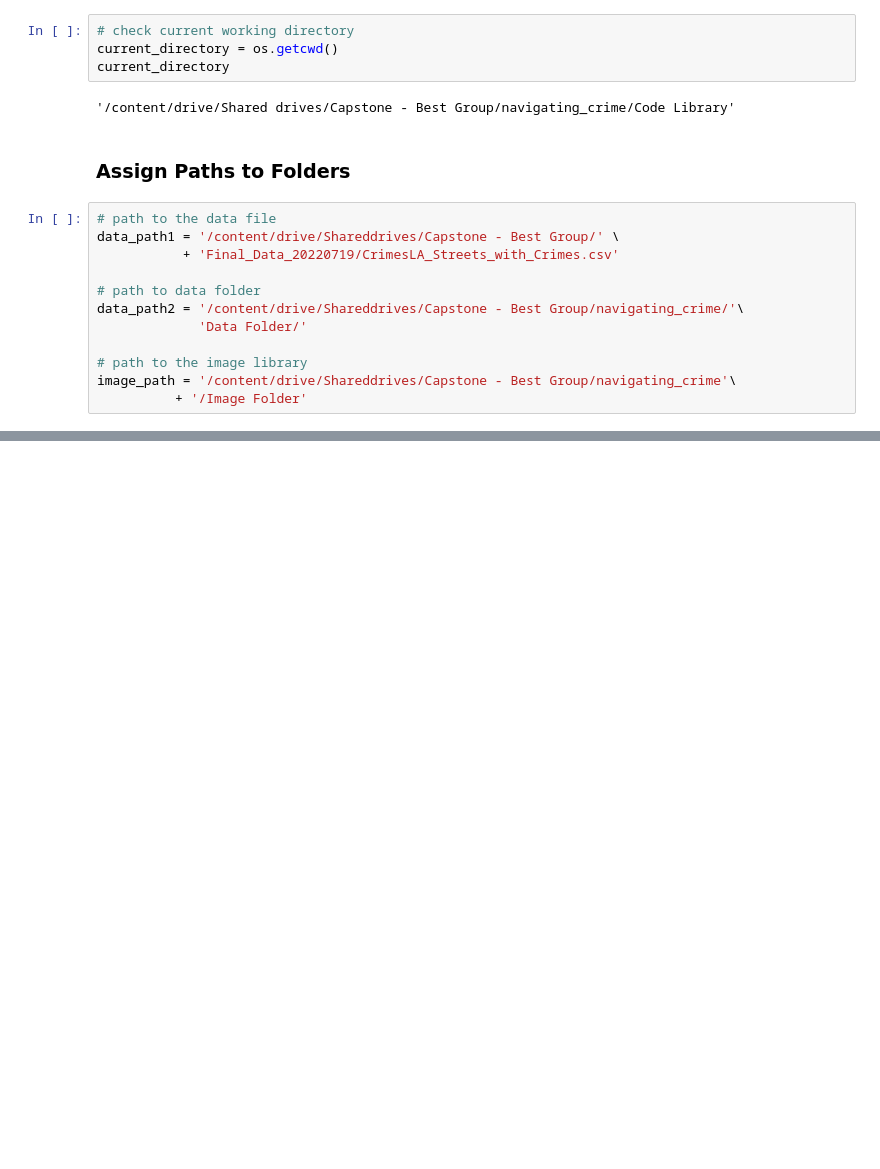
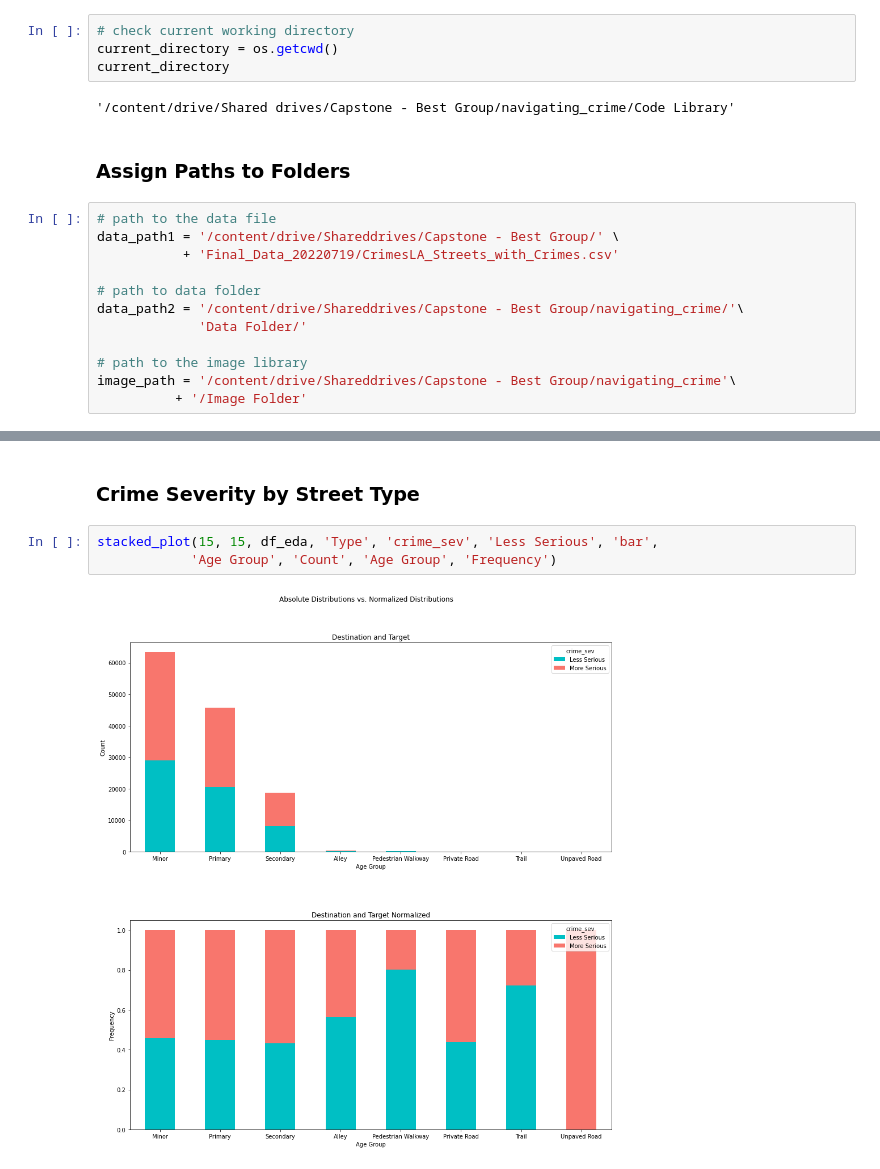
Before and after one commit to MSADS-Capstone/navigating_crime, a Jupyter notebook: Code Library/data_exploration_phase2.ipynb, the cells around one changed output, grey strips where cells are left out. Cells and saved outputs as stored; diff of their text form; blank space fills up the shorter version.

```diff
--- a/Code Library/data_exploration_phase2.ipynb
+++ b/Code Library/data_exploration_phase2.ipynb
@@ -67,0 +194,7 @@ df_ml.shape
+# %% [markdown]
+### Crime Severity by Street Type
+# %%
+stacked_plot(15, 15, df_eda, 'Type', 'crime_sev', 'Less Serious', 'bar',
+            'Age Group', 'Count', 'Age Group', 'Frequency')
+# %% [output]
+[figure, added]
```
Also changed, not shown: parts of 21 cells of this notebook, 5 other files.
